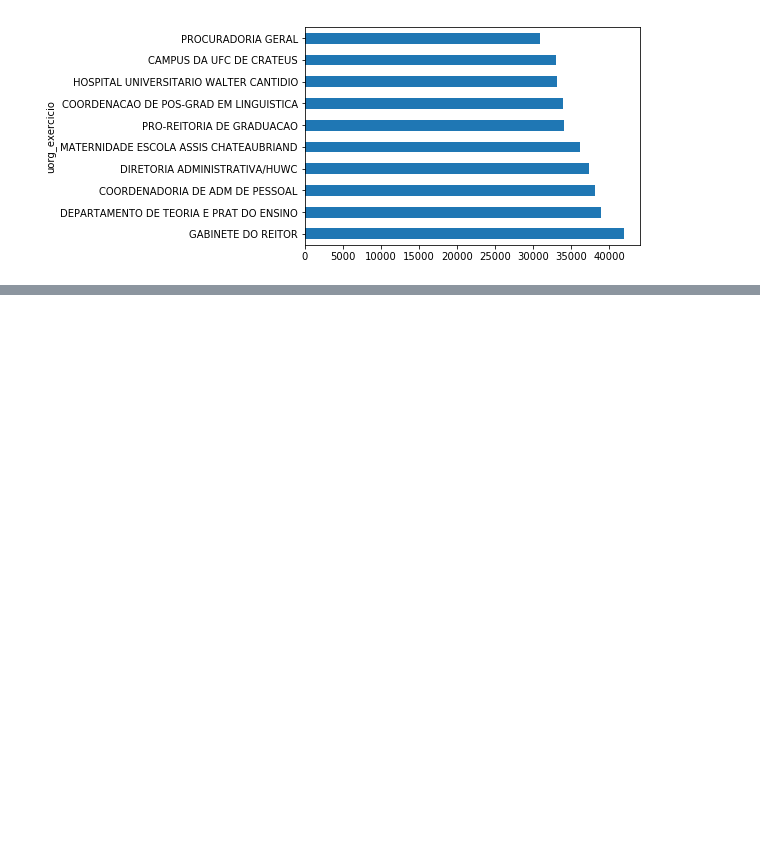
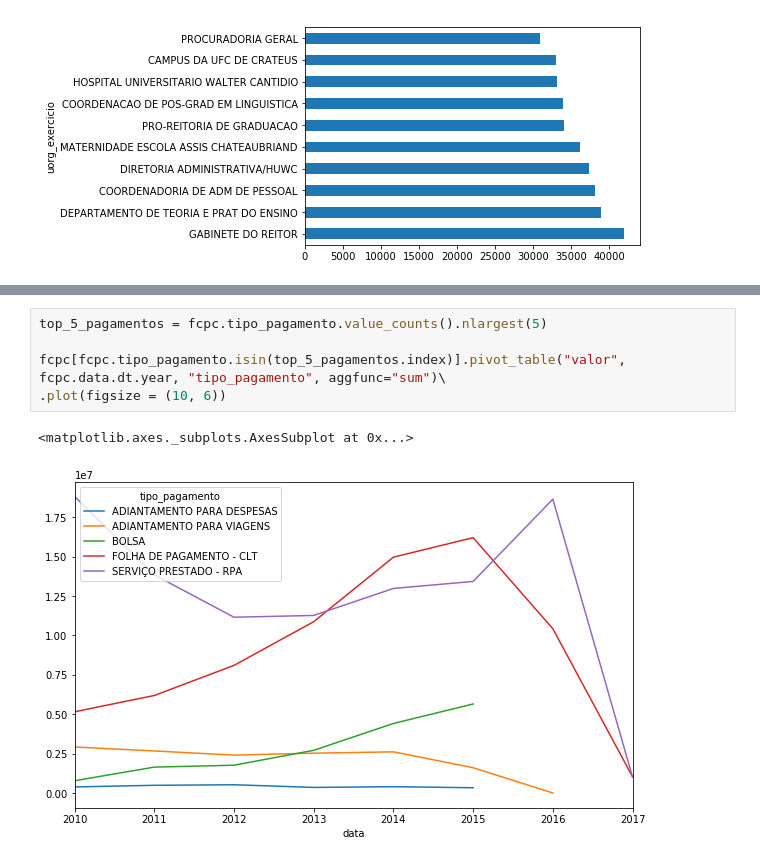
Before and after one commit to abevieiramota/course-python-data-analysis1, a Jupyter notebook: 00 - Exemplo.ipynb, the cells around one changed output, grey strips where cells are left out. Drawn from its saved outputs; the diff is of its cells as text; blank space fills up the shorter version.

```diff
--- a/00 - Exemplo.ipynb
+++ b/00 - Exemplo.ipynb
@@ -248,0 +251,8 @@ df.groupby(['projeto', 'tipo_pagamento']).size().unstack().fillna(0).head(3)
+# %%
+top_5_pagamentos = fcpc.tipo_pagamento.value_counts().nlargest(5)
+
+fcpc[fcpc.tipo_pagamento.isin(top_5_pagamentos.index)].pivot_table("valor", fcpc.data.dt.year, "tipo_pagamento", aggfunc="sum")\
+.plot(figsize = (10, 6))
+# %% [output]
+<matplotlib.axes._subplots.AxesSubplot at 0x...>
+[figure, added]
```
Also changed, not shown: parts of 20 cells of this notebook.
